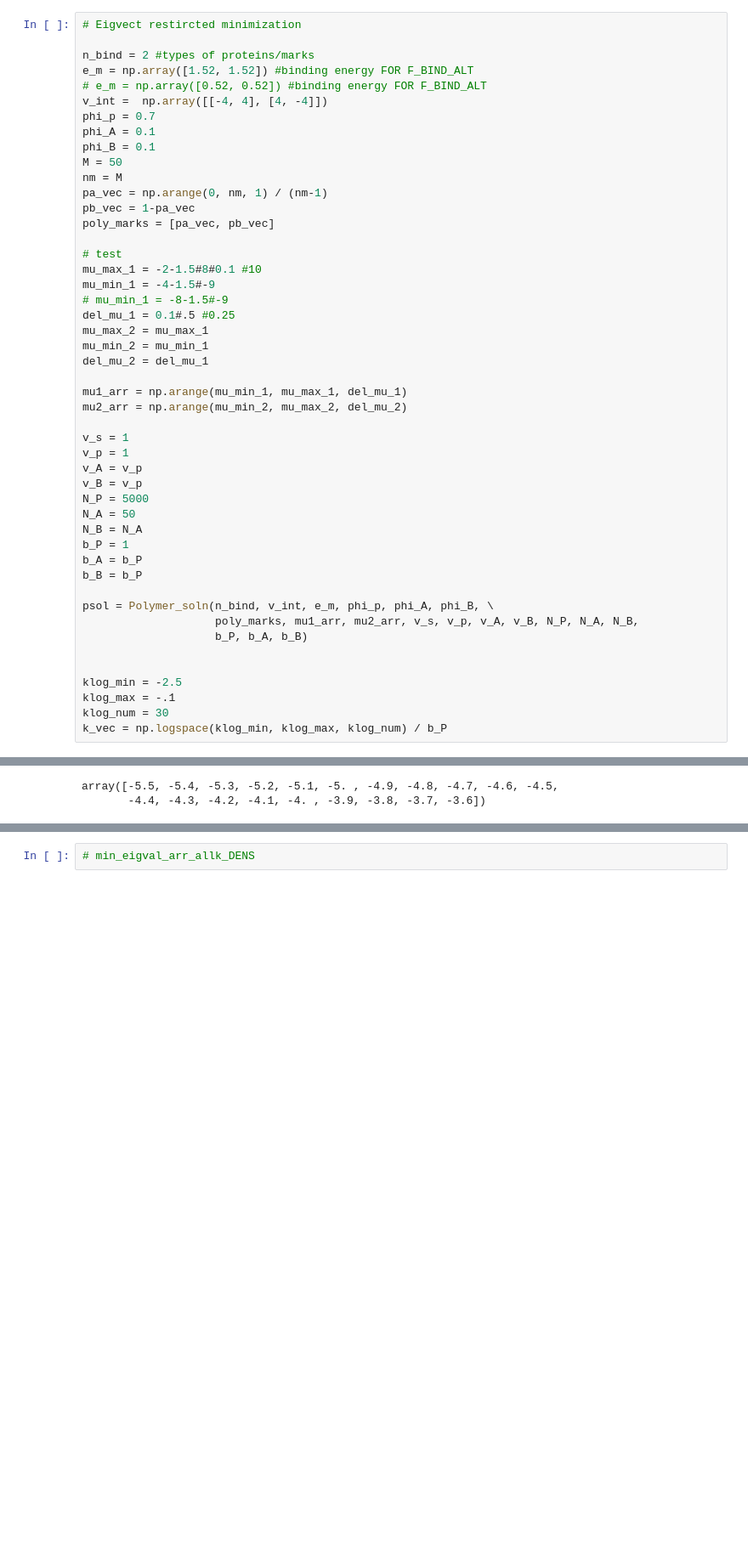
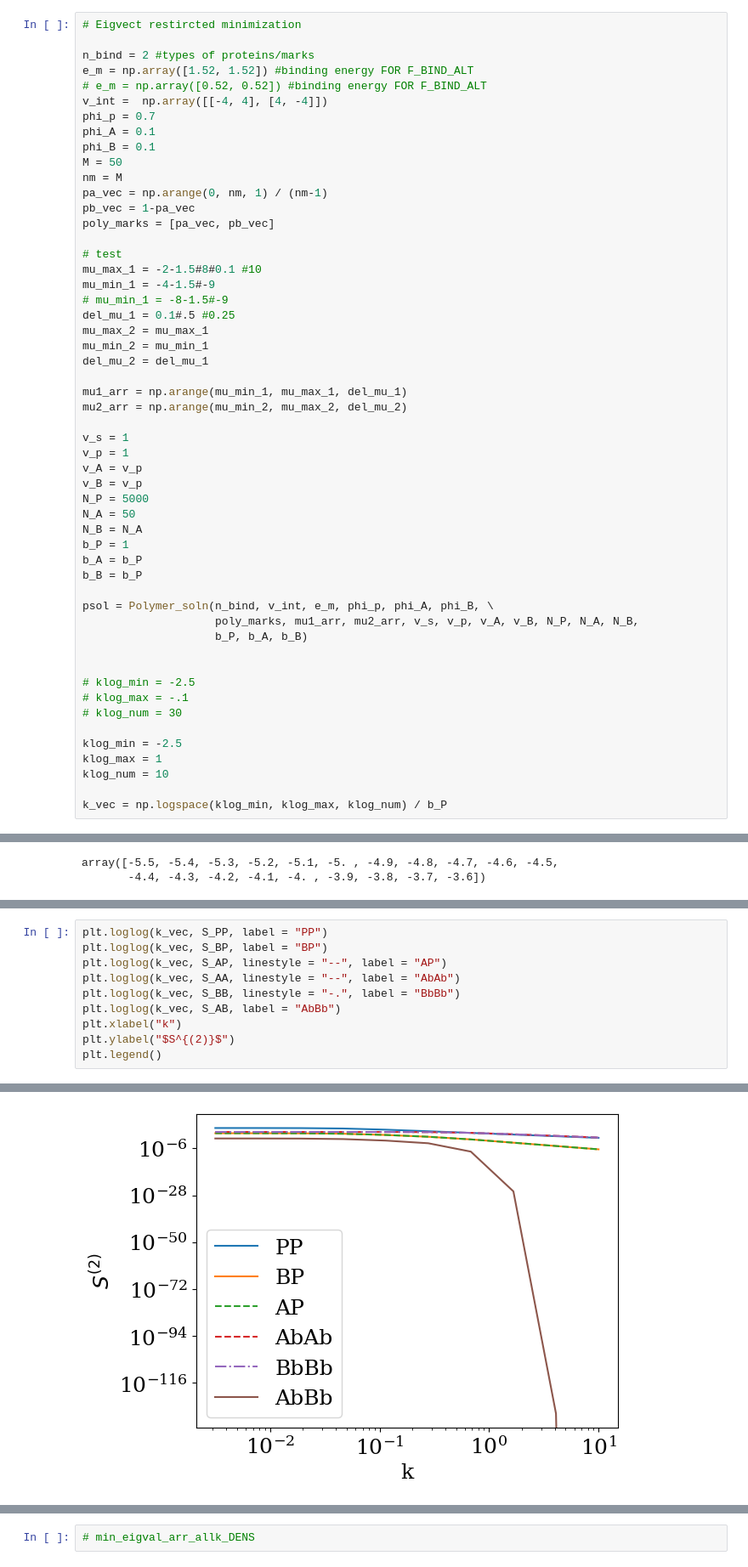
Before and after one commit to tmhabte/wlcsim_membrane, a Jupyter notebook: explicit_binder/spinodal_calc.ipynb, the cells around one changed output, grey strips where cells are left out. Shown at 85% size. Cells and saved outputs as stored; diff of their text form; blank space fills up the shorter version.

```diff
--- a/explicit_binder/spinodal_calc.ipynb
+++ b/explicit_binder/spinodal_calc.ipynb
@@ -51,9 +51,14 @@ psol = Polymer_soln(n_bind, v_int, e_m, phi_p, phi_A, phi_B, \
                     b_P, b_A, b_B)
 
 
+# klog_min = -2.5
+# klog_max = -.1
+# klog_num = 30
+
 klog_min = -2.5
-klog_max = -.1
-klog_num = 30
+klog_max = 1
+klog_num = 10
+
 k_vec = np.logspace(klog_min, klog_max, klog_num) / b_P
 # %%
 %%time
@@ -98,0 +132,11 @@ Text(0, 0.5, '$\\langle s \\rangle$')
+# %%
+plt.loglog(k_vec, S_PP, label = "PP")
+plt.loglog(k_vec, S_BP, label = "BP")
+plt.loglog(k_vec, S_AP, linestyle = "--", label = "AP")
+plt.loglog(k_vec, S_AA, linestyle = "--", label = "AbAb")
+plt.loglog(k_vec, S_BB, linestyle = "-.", label = "BbBb")
+plt.loglog(k_vec, S_AB, label = "AbBb")
+plt.xlabel("k")
+plt.ylabel("$S^{(2)}$")
+plt.legend()
+# %% [output]
@@ -98,0 +144 @@ Text(0, 0.5, '$\\langle s \\rangle$')
+[figure, added]
```
Also changed, not shown: parts of 12 cells of this notebook, 1 other file.
